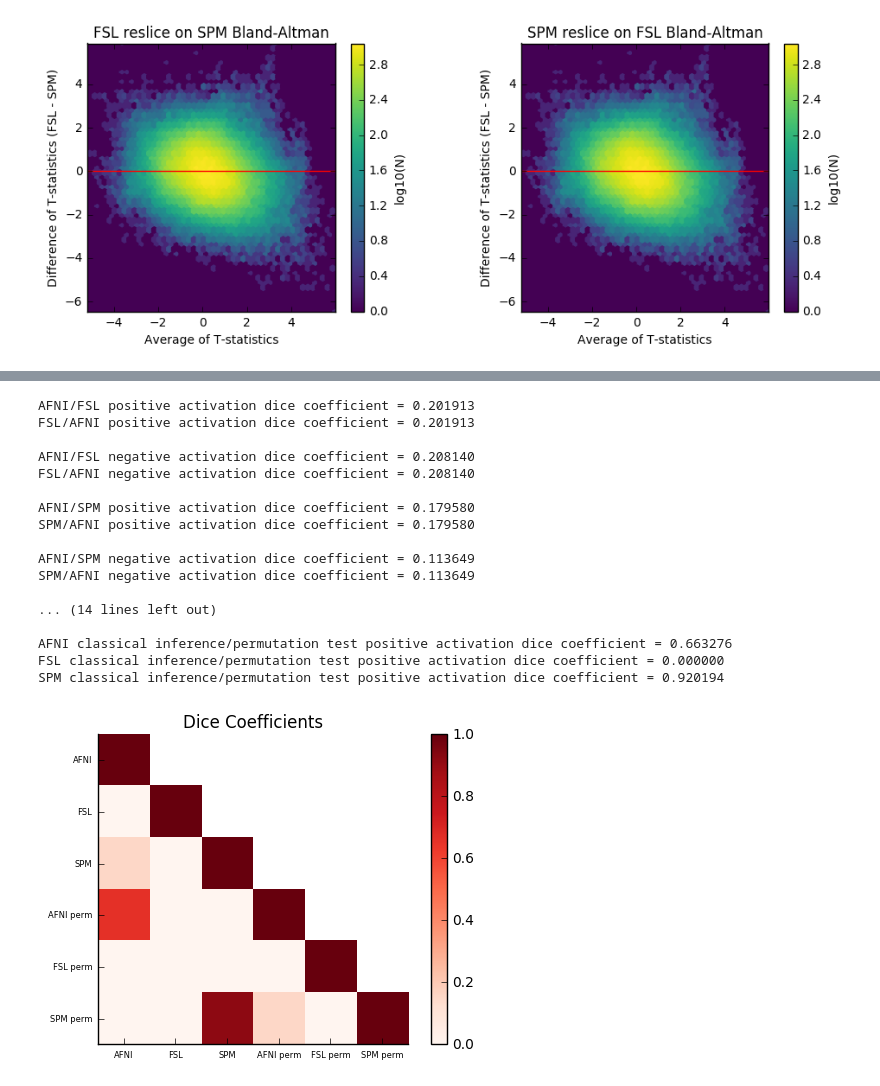
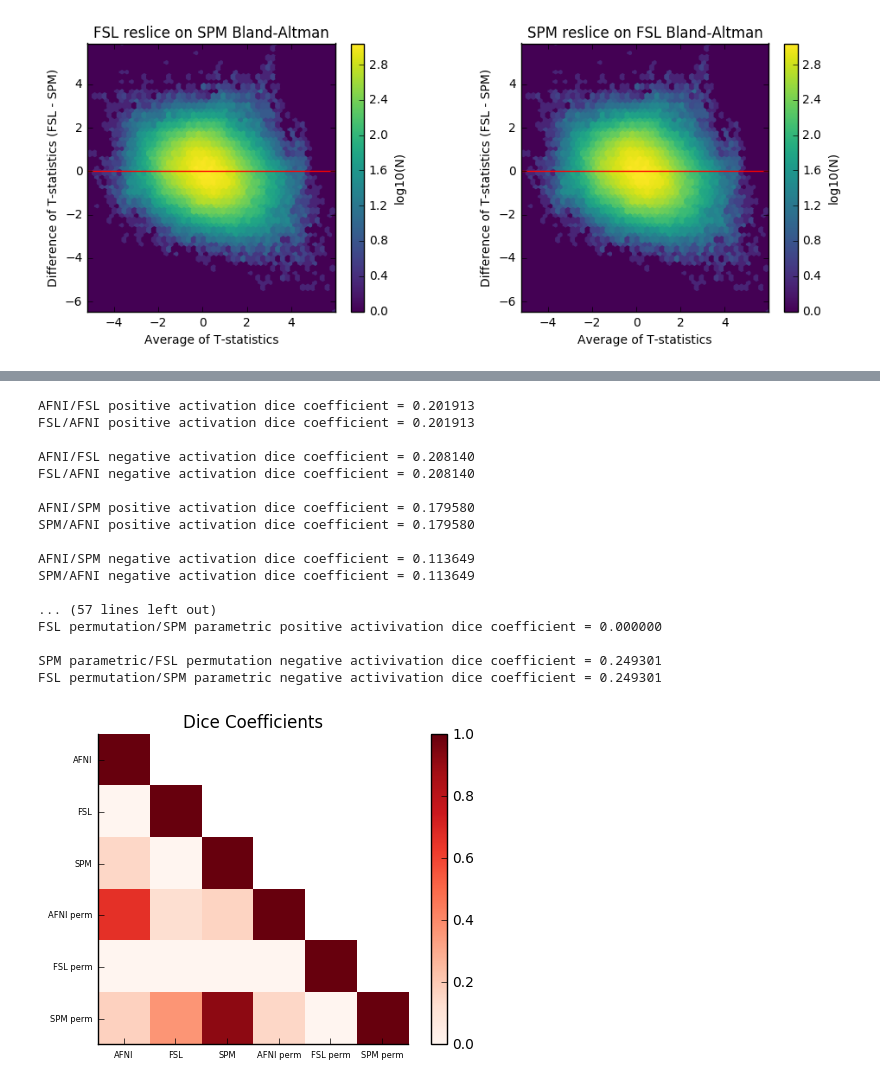
Before and after one commit to NISOx-BDI/Software_Comparison, a Jupyter notebook: ds001_notebook.ipynb, the cells around one changed output, grey strips where cells are left out. Cells and saved outputs as stored; diff of their text form; code cells hidden in the pictures.

Commit message:
ds001 updated to include dice coefficients from permutations onto parametrics

```diff
--- a/ds001_notebook.ipynb
+++ b/ds001_notebook.ipynb
@@ -416,36 +469,52 @@ bland_altman.bland_altman('Bland-Altman Plots: Permutation Tests', afni_perm, sp
 # %%
 from lib import dice
 reload(dice)
 dice.dice(afni_exc_set_file, spm_exc_set_file,
          afni_reslice_spm_pos_exc, afni_spm_reslice_pos_exc,
          afni_perm_pos_exc, spm_perm_pos_exc,
          afni_reslice_spm_pos_exc_perm, afni_spm_reslice_pos_exc_perm,
          afni_exc_set_file_neg, spm_exc_set_file_neg,
          afni_reslice_spm_neg_exc, afni_spm_reslice_neg_exc,
          afni_reslice_fsl_pos_exc, afni_reslice_fsl_neg_exc,
          afni_fsl_reslice_pos_exc, afni_fsl_reslice_neg_exc,
          fsl_exc_set_file, fsl_exc_set_file_neg,
          fsl_reslice_spm_pos_exc, fsl_reslice_spm_neg_exc,
          fsl_spm_reslice_pos_exc, fsl_spm_reslice_neg_exc,
          fsl_perm_pos_exc,
          afni_reslice_fsl_pos_exc_perm, afni_fsl_reslice_pos_exc_perm,
-         fsl_reslice_spm_pos_exc_perm, fsl_spm_reslice_pos_exc_perm)
+         fsl_reslice_spm_pos_exc_perm, fsl_spm_reslice_pos_exc_perm,
+         afni_perm_neg_exc, fsl_perm_neg_exc, spm_perm_neg_exc,
+         afni_reslice_fsl_neg_exc_perm, afni_fsl_reslice_neg_exc_perm,
+         afni_reslice_spm_neg_exc_perm, afni_spm_reslice_neg_exc_perm,
+         fsl_reslice_spm_neg_exc_perm, fsl_spm_reslice_neg_exc_perm,
+         afni_fsl_perm_reslice_pos_exc, afni_reslice_fsl_perm_pos_exc,
+         afni_perm_reslice_fsl_pos_exc, afni_perm_fsl_reslice_pos_exc,
+         afni_spm_perm_reslice_pos_exc, afni_reslice_spm_perm_pos_exc,
+         afni_perm_reslice_spm_pos_exc, afni_perm_spm_reslice_pos_exc,
+         fsl_spm_perm_reslice_pos_exc, fsl_reslice_spm_perm_pos_exc,
+         fsl_perm_reslice_spm_pos_exc, fsl_perm_spm_reslice_pos_exc,
+         afni_fsl_perm_reslice_neg_exc, afni_reslice_fsl_perm_neg_exc,
+         afni_perm_reslice_fsl_neg_exc, afni_perm_fsl_reslice_neg_exc,
+         afni_spm_perm_reslice_neg_exc, afni_reslice_spm_perm_neg_exc,
+         afni_perm_reslice_spm_neg_exc, afni_perm_spm_reslice_neg_exc,
+         fsl_spm_perm_reslice_neg_exc, fsl_reslice_spm_perm_neg_exc,
+         fsl_perm_reslice_spm_neg_exc, fsl_perm_spm_reslice_neg_exc)
 # %% [output]
 AFNI/FSL positive activation dice coefficient = 0.201913
 FSL/AFNI positive activation dice coefficient = 0.201913
 
 AFNI/FSL negative activation dice coefficient = 0.208140
 FSL/AFNI negative activation dice coefficient = 0.208140
 
 AFNI/SPM positive activation dice coefficient = 0.179580
 SPM/AFNI positive activation dice coefficient = 0.179580
 
 AFNI/SPM negative activation dice coefficient = 0.113649
 SPM/AFNI negative activation dice coefficient = 0.113649
 
-... (14 lines left out)
+... (57 lines left out)
+FSL permutation/SPM parametric positive activivation dice coefficient = 0.000000
 
-AFNI classical inference/permutation test positive activation dice coefficient = 0.663276
-FSL classical inference/permutation test positive activation dice coefficient = 0.000000
-SPM classical inference/permutation test positive activation dice coefficient = 0.920194
+SPM parametric/FSL permutation negative activivation dice coefficient = 0.249301
+FSL permutation/SPM parametric negative activivation dice coefficient = 0.249301
-[figure, old version]
+[figure, new version]
```
Also changed, not shown: parts of 7 cells of this notebook, 1 other file.
